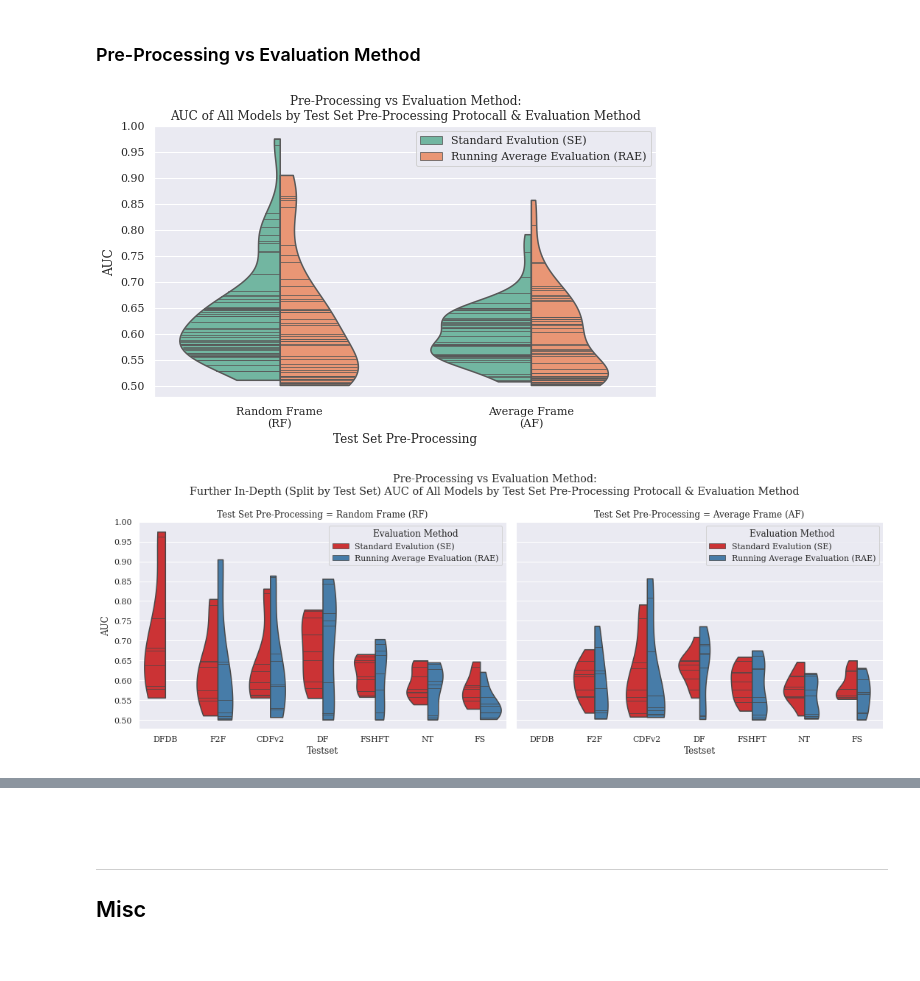
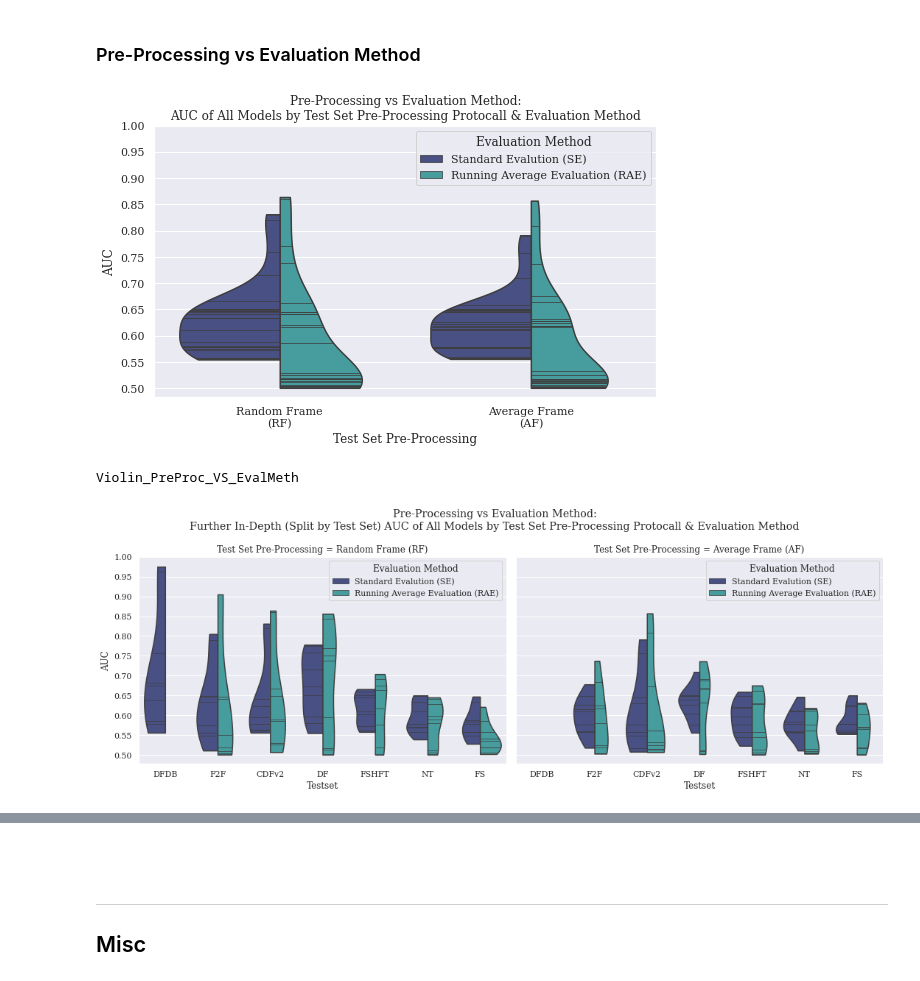
Before and after one commit to zsxkib/MInf-2.0-DeepFake-Detection, a Jupyter notebook: Collate_Results.ipynb, the cells around one changed output, grey strips where cells are left out. Cells and saved outputs as stored; diff of their text form; code cells hidden in the pictures.

```diff
--- a/Collate_Results.ipynb
+++ b/Collate_Results.ipynb
@@ -164,14 +199,18 @@ cat_names_list = [categorise_names(ms) + [m] for ms, m in model_names_split] # f
 # cat_names_list
 # %%
-df2 = pd.DataFrame(cat_names_list, columns=["Model_Name", "Trainset", "Testset", "Model"])
+df2 = pd.DataFrame(
+    cat_names_list, columns=["Model_Name", "Trainset", "Testset", "Model"]
+)
 df = df2.merge(df, left_on="Model", right_on="Model")
-df = df[[c for c in df.columns if c != "Model"]].sort_values(by=["AUC", "F1", "Precision", "Recall"], ascending=[False]*4)
-df['Testset'] = df['Testset'].map(lambda x: x.replace("AVG", "CDFv2avg"))
-df['Testset'] = df['Testset'].map(lambda x: x.replace("RND", "CDFv2rnd"))
+df = df[[c for c in df.columns if c != "Model"]].sort_values(
+    by=["AUC", "F1", "Precision", "Recall"], ascending=[False] * 4
+)
+df["Testset"] = df["Testset"].map(lambda x: x.replace("AVG", "CDFv2avg"))
+df["Testset"] = df["Testset"].map(lambda x: x.replace("RND", "CDFv2rnd"))
 
-pd.set_option('display.max_rows', df.shape[0]+1)
+pd.set_option("display.max_rows", df.shape[0] + 1)
 df = df.round(3)
-df = df.sort_values(by=["AUC", "F1", "Precision", "Recall"], ascending=[False]*4)
+df = df.sort_values(by=["AUC", "F1", "Precision", "Recall"], ascending=[False] * 4)
 # %%
 df["is_RAE"] = 0
 df.loc[df["Testset"].str.contains("rae"), "is_RAE"] = 1
@@ -336,40 +605,59 @@ plt.show()
 # %% [markdown]
 ### Pre-Processing vs Evaluation Method
 # %%
+dfx = df.copy()
+# IGNORE DFDB
+# Since it skews: it's not actually RF and we can't do RAE on it
+# (but we can do SE, so it's not fair?)
+# So remove rows w/ "DFDB" (i.e. this graph only considers the datapoints which are applicable)
+dfx.loc[dfx["Testset"] == "DFDB", "is_RAE"] = "-"
+dfx.loc[dfx["Testset"] == "DFDB", "is_AVG_Testset"] = "-"
+dfx.loc[(dfx["Trainset"] == "F2F") & (dfx["Model_Name"] == "Meso4"), "is_AVG_Trainset"] = "-"
+dfx.loc[(dfx["Trainset"] == "F2F") & (dfx["Model_Name"] == "MesoInception"), "is_AVG_Trainset"] = "-"
+dfx.loc[(dfx["Trainset"] == "DF") & (dfx["Model_Name"] == "Meso4"), "is_AVG_Trainset"] = "-"
+dfx.loc[(dfx["Trainset"] == "DF") & (dfx["Model_Name"] == "MesoInception"), "is_AVG_Trainset"] = "-"
+dfx = dfx[~(dfx["is_AVG_Trainset"] == "-")]
+dfx = dfx[~(dfx["is_AVG_Testset"] == "-")]
+dfx = dfx[~(dfx["is_RAE"] == "-")]
+
 plt.figure(figsize=(9,5))
 ax = sns.violinplot(
     x="is_AVG_Testset",
     y='AUC',
     hue="is_RAE",
-    data=df,
+    data=dfx,
     inner="stick",
     split=True,
     cut=0,
-    palette="Set2",
+    palette="mako",
     aspect=1,
     height=100,
     )
-ax.set_title(f"Pre-Processing vs Evaluation Method:\nAUC of All Models by Test Set Pre-Processing Protocall & Evaluation Method")
+title = f"Pre-Processing vs Evaluation Method:\nAUC of All Models by Test Set Pre-Processing Protocall & Evaluation Method"
+fname = "Violin_PreProc_VS_EvalMeth"
+ax.set_title(title)
 ax.set_xticklabels([
     "Random Frame\n(RF)",
     "Average Frame\n(AF)",
     ])
 ax.legend(
     handles=ax.legend_.legendHandles,
     labels=['Standard Evalution (SE)',
-    'Running Average Evaluation (RAE)',
-    ])
+    'Running Average Evaluation (RAE)'],
+    title="Evaluation Method"
+    )
 ax.set_xlabel("Test Set Pre-Processing")
 ax.set_ylabel("AUC")
 ax.set_yticks(np.arange(0.5, 1.05, 0.05));
-# ax.set_size_inches(18.5, 10.5)
 plt.savefig(
-    "./_PLOTS/Pre-Processing vs Evaluation Method.pdf",
+    f"./_PLOTS/{fname}.pdf",
     bbox_inches="tight"
     )
 plt.show()
+print(fname)
 # %% [output]
-[figure, old version]
+[figure, new version]
+Violin_PreProc_VS_EvalMeth
 # %%
 ax = sns.catplot(
     x="Testset",
@@ -380,12 +668,12 @@ ax = sns.catplot(
     kind="violin",
     split=True,
     height=5,
-    aspect=3/2,
-    palette="Set1",
+    aspect=3 / 2,
+    palette="mako",
     cut=0,
     inner="stick",
     legend_out=False,
-);
+)
 ax.fig.suptitle(
     f"Pre-Processing vs Evaluation Method:\nFurther In-Depth (Split by Test Set) AUC of All Models by Test Set Pre-Processing Protocall & Evaluation Method",
     y=1.1,
@@ -397,19 +685,20 @@ ax, bx = ax.axes[0][0], ax.axes[0][1]
 bx.legend()
 bx.legend(
     handles=bx.legend_.legendHandles,
-    labels=['Standard Evalution (SE)', 'Running Average Evaluation (RAE)'],
+    labels=["Standard Evalution (SE)", "Running Average Evaluation (RAE)"],
     loc="best",
-    title="Evaluation Method")
+    title="Evaluation Method",
+)
 ax.legend(
     handles=bx.legend_.legendHandles,
-    labels=['Standard Evalution (SE)', 'Running Average Evaluation (RAE)'],
+    labels=["Standard Evalution (SE)", "Running Average Evaluation (RAE)"],
     loc="best",
-    title="Evaluation Method")
+    title="Evaluation Method",
+)
 ax.set_yticks(np.arange(0.5, 1.05, 0.05))
 plt.savefig(
-    "./_PLOTS/Pre-Processing vs Evaluation Method by Test Set.pdf",
-    bbox_inches="tight"
-    )
+    "./_PLOTS/Pre-Processing vs Evaluation Method by Test Set.pdf", bbox_inches="tight"
+)
 plt.show()
 # %% [output]
-[figure, old version]
+[figure, new version]
```
Also changed, not shown: parts of 40 cells of this notebook.
